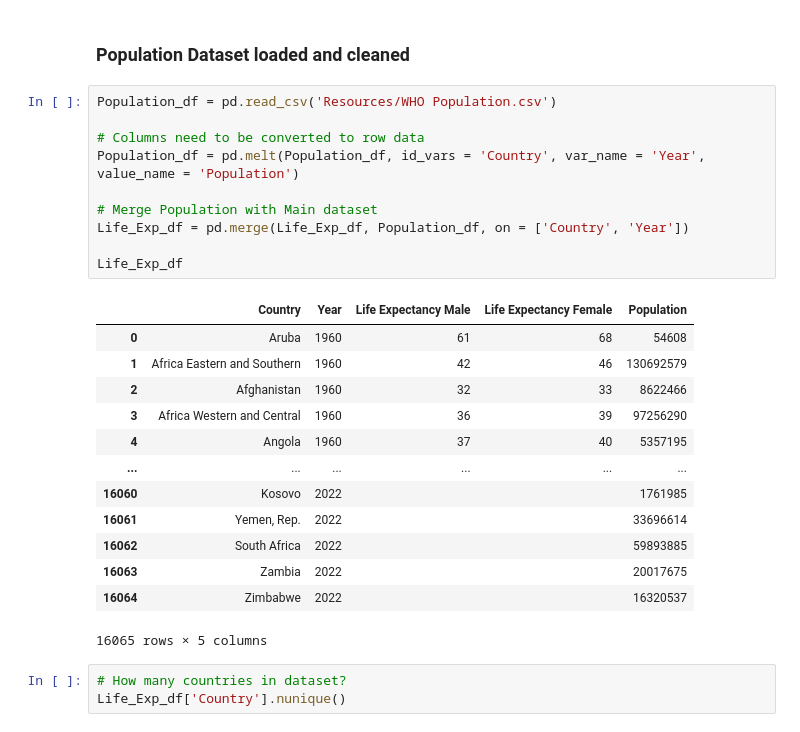
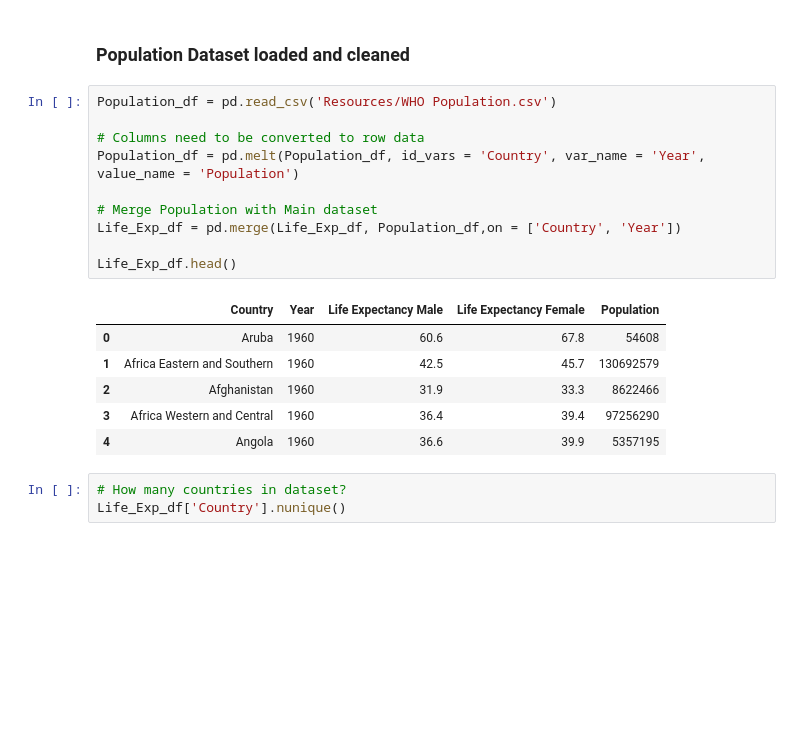
Before and after one commit to JNorthData/Life_Expectancy, a Jupyter notebook: life-expectancy.ipynb, the cells around one changed output. Saved outputs shown, nothing was run; the diff lists cells and outputs as text; blank space fills up the shorter version.

```diff
--- a/life-expectancy.ipynb
+++ b/life-expectancy.ipynb
@@ -48,27 +41,20 @@ Life_Exp_df
 # %%
 Population_df = pd.read_csv('Resources/WHO Population.csv')
 
 # Columns need to be converted to row data
 Population_df = pd.melt(Population_df, id_vars = 'Country', var_name = 'Year', value_name = 'Population')
 
 # Merge Population with Main dataset
-Life_Exp_df = pd.merge(Life_Exp_df, Population_df, on = ['Country', 'Year'])
+Life_Exp_df = pd.merge(Life_Exp_df, Population_df,on = ['Country', 'Year'])
 
-Life_Exp_df
+Life_Exp_df.head()
 # %% [output]
 |  | Country | Year | Life Expectancy Male | Life Expectancy Female | Population |
-| 0 | Aruba | 1960 | 61 | 68 | 54608 |
-| 1 | Africa Eastern and Southern | 1960 | 42 | 46 | 130692579 |
-| 2 | Afghanistan | 1960 | 32 | 33 | 8622466 |
-| 3 | Africa Western and Central | 1960 | 36 | 39 | 97256290 |
-| 4 | Angola | 1960 | 37 | 40 | 5357195 |
-| ... | ... | ... | ... | ... | ... |
-| 16060 | Kosovo | 2022 |  |  | 1761985 |
-| 16061 | Yemen, Rep. | 2022 |  |  | 33696614 |
-| 16062 | South Africa | 2022 |  |  | 59893885 |
-| 16063 | Zambia | 2022 |  |  | 20017675 |
-| 16064 | Zimbabwe | 2022 |  |  | 16320537 |
+| 0 | Aruba | 1960 | 60.6 | 67.8 | 54608 |
+| 1 | Africa Eastern and Southern | 1960 | 42.5 | 45.7 | 130692579 |
+| 2 | Afghanistan | 1960 | 31.9 | 33.3 | 8622466 |
+| 3 | Africa Western and Central | 1960 | 36.4 | 39.4 | 97256290 |
+| 4 | Angola | 1960 | 36.6 | 39.9 | 5357195 |
-16065 rows × 5 columns
 # %%
 # How many countries in dataset?
 Life_Exp_df['Country'].nunique()
```
Also changed, not shown: parts of 9 cells of this notebook, 2 other files.
